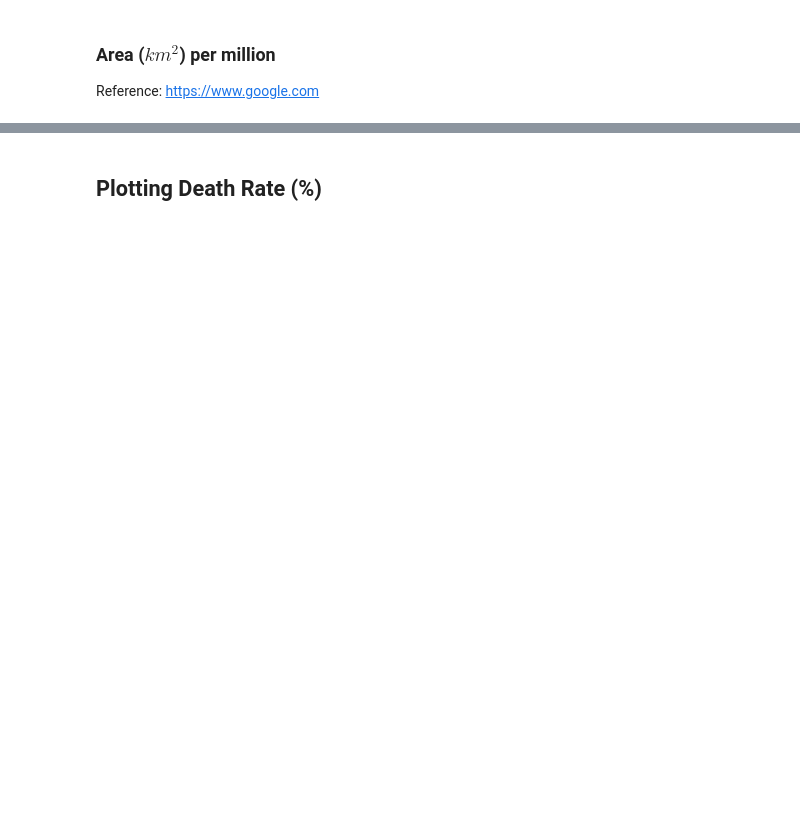
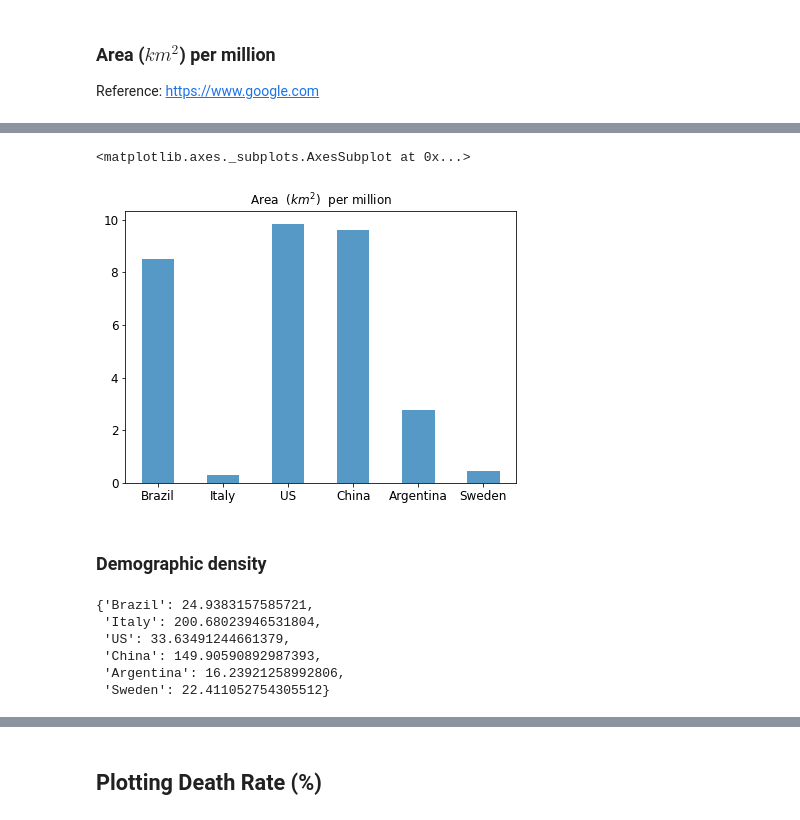
Before and after one commit to matheusAltomare/COVID19-Time-Series-Analysis, a Jupyter notebook: covid19_time_series_analysis.ipynb, the cells around one changed output, grey strips where cells are left out. Saved outputs shown, nothing was run; the diff lists cells and outputs as text; code cells hidden in the pictures; blank space fills up the shorter version.

```diff
--- a/covid19_time_series_analysis.ipynb
+++ b/covid19_time_series_analysis.ipynb
@@ -46,0 +50,17 @@ areaKm2_per_million = {'Brazil': 8.516000 , 'Italy': 0.301338, 'US': 9.834000,
+# %%
+pd.Series(areaKm2_per_million).plot(kind='bar', figsize=(7,5), title=f'Area  ($km^2$)  per million', fontsize=12, rot=0, alpha=0.75)
+# %% [output]
+<matplotlib.axes._subplots.AxesSubplot at 0x...>
+[figure, added]
+# %% [markdown]
+### Demographic density
+# %%
+density = {key:population_per_million[key]/areaKm2_per_million[key] for key in population_per_million.keys()}
+density
+# %% [output]
+{'Brazil': 24.9383157585721,
+ 'Italy': 200.68023946531804,
+ 'US': 33.63491244661379,
+ 'China': 149.90590892987393,
+ 'Argentina': 16.23921258992806,
+ 'Sweden': 22.411052754305512}
```
Also changed, not shown: parts of 17 cells of this notebook, 16 other files.
